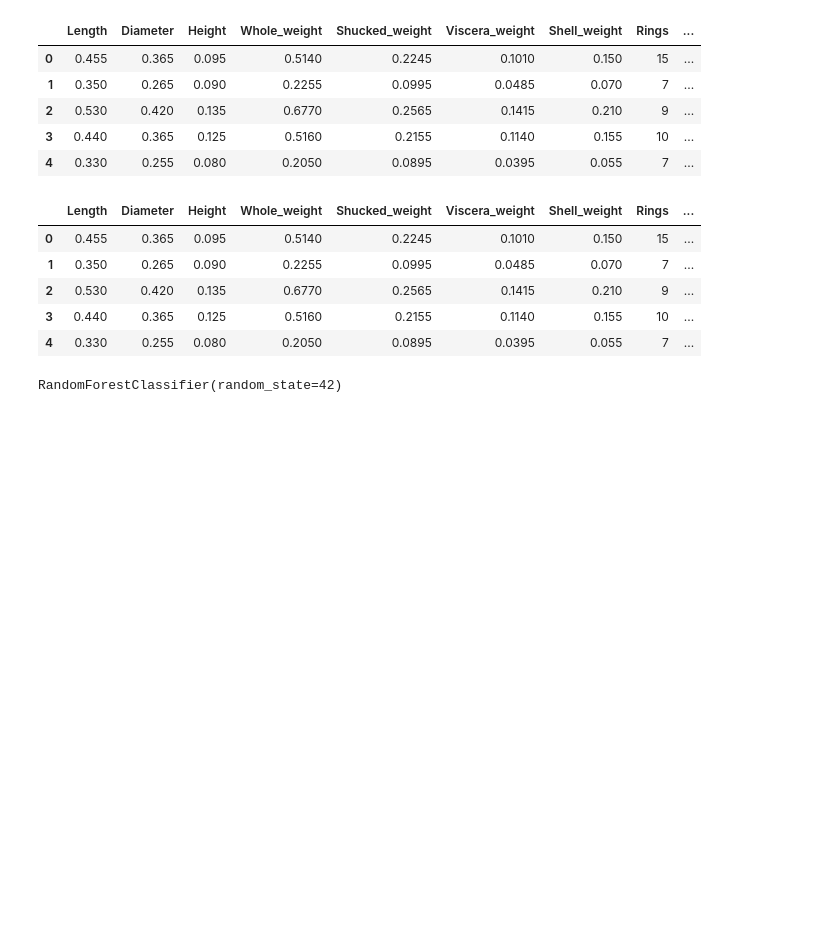
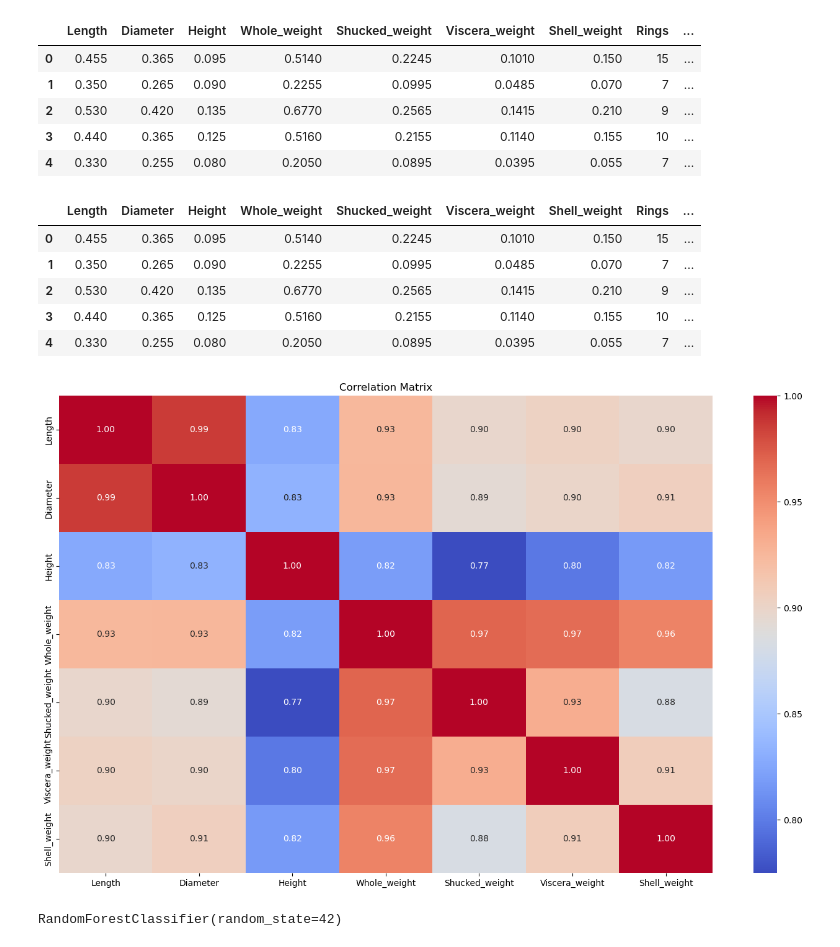
Before and after one commit to claraelisabeth/MachineLearning, a Jupyter notebook: abalone.ipynb, the cells around one changed output. Saved outputs shown, nothing was run; the diff lists cells and outputs as text; code cells hidden in the pictures; blank space fills up the shorter version.

```diff
--- a/abalone.ipynb
+++ b/abalone.ipynb
@@ -206,6 +208,19 @@ abalone_encoded.head()
 | 2 | 0.530 | 0.420 | 0.135 | 0.6770 | 0.2565 | 0.1415 | 0.210 | 9 | ... |
 | 3 | 0.440 | 0.365 | 0.125 | 0.5160 | 0.2155 | 0.1140 | 0.155 | 10 | ... |
 | 4 | 0.330 | 0.255 | 0.080 | 0.2050 | 0.0895 | 0.0395 | 0.055 | 7 | ... |
+# %%
+#correlation_matrix = df[selected_columns].corr()
+# Step 1: Identify numerical columns
+num_cols = abalone_encoded.select_dtypes(include=['float64']).columns.tolist()
+num_cols
+correlation_matrix = abalone_encoded[num_cols].corr()
+# %%
+plt.figure(figsize=(17, 10))
+sns.heatmap(correlation_matrix, annot=True, fmt=".2f", cmap='coolwarm')
+plt.title('Correlation Matrix')
+plt.show()
+# %% [output]
+[figure, added]
 # %%
 # Define features and target variable
 X = abalone_encoded.drop(['Rings', 'Rings_Category'], axis=1)  # Features
```
Also changed, not shown: parts of 9 cells of this notebook.
